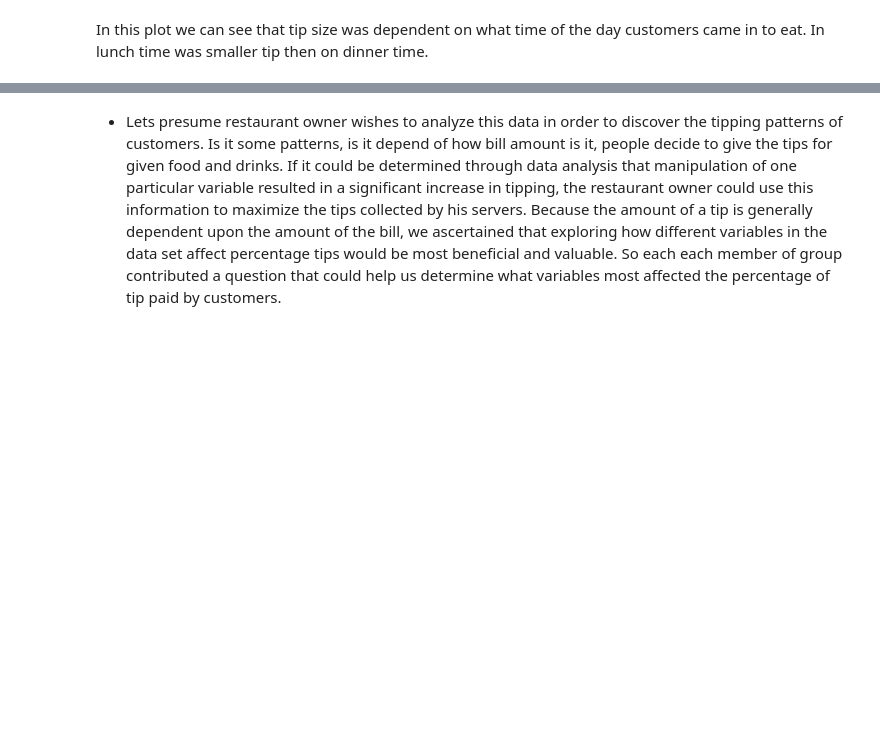
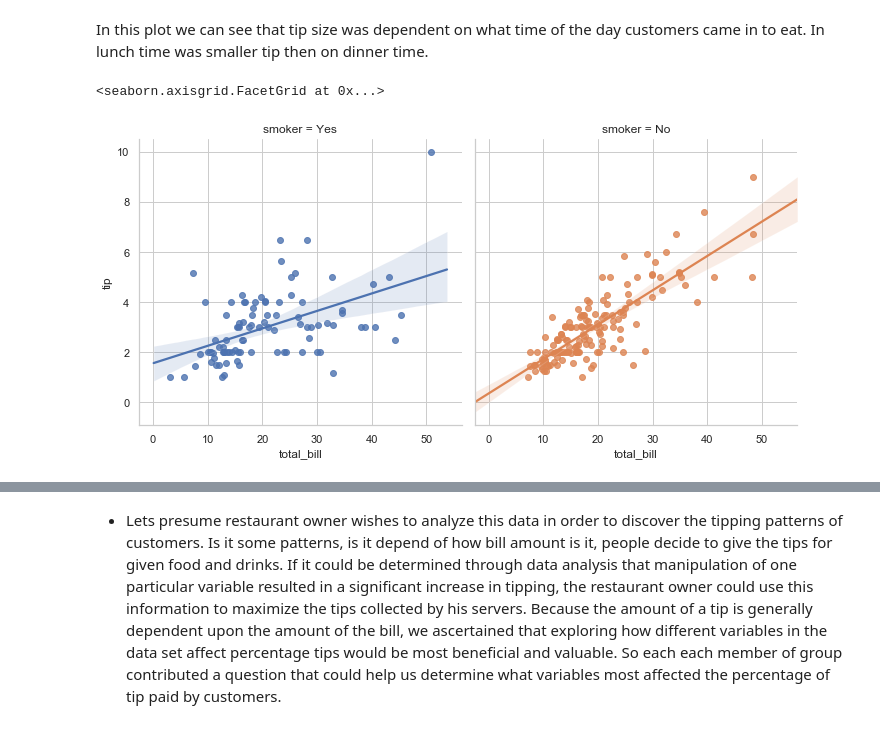
Before and after one commit to rituteval/Fundamentals-assesments, a Jupyter notebook: Tips data set.ipynb, the cells around one changed output, grey strips where cells are left out. Cells and saved outputs as stored; diff of their text form; code cells hidden in the pictures; blank space fills up the shorter version.

Commit message:
Wroted more about relationship between variables

```diff
--- a/Tips data set.ipynb
+++ b/Tips data set.ipynb
@@ -328,3 +328,10 @@ sns.relplot(x="time", y="tip", data=tips, kind="line")
 [figure]
 # %% [markdown]
 In this plot we can see that tip size was dependent on what time of the day customers came in to eat. In lunch time was smaller tip then on dinner time.
+# %%
+# Wroted linear relationship between total bill and tip amount(smoker and non-smoker):
+sns.lmplot(x="total_bill", y="tip", hue="smoker", col="smoker", data=tips)
+# Added col command to plot 2 variables in two columns.
+# %% [output]
+<seaborn.axisgrid.FacetGrid at 0x...>
+[figure, added]
```
Also changed, not shown: parts of 4 cells of this notebook, 1 other file.
